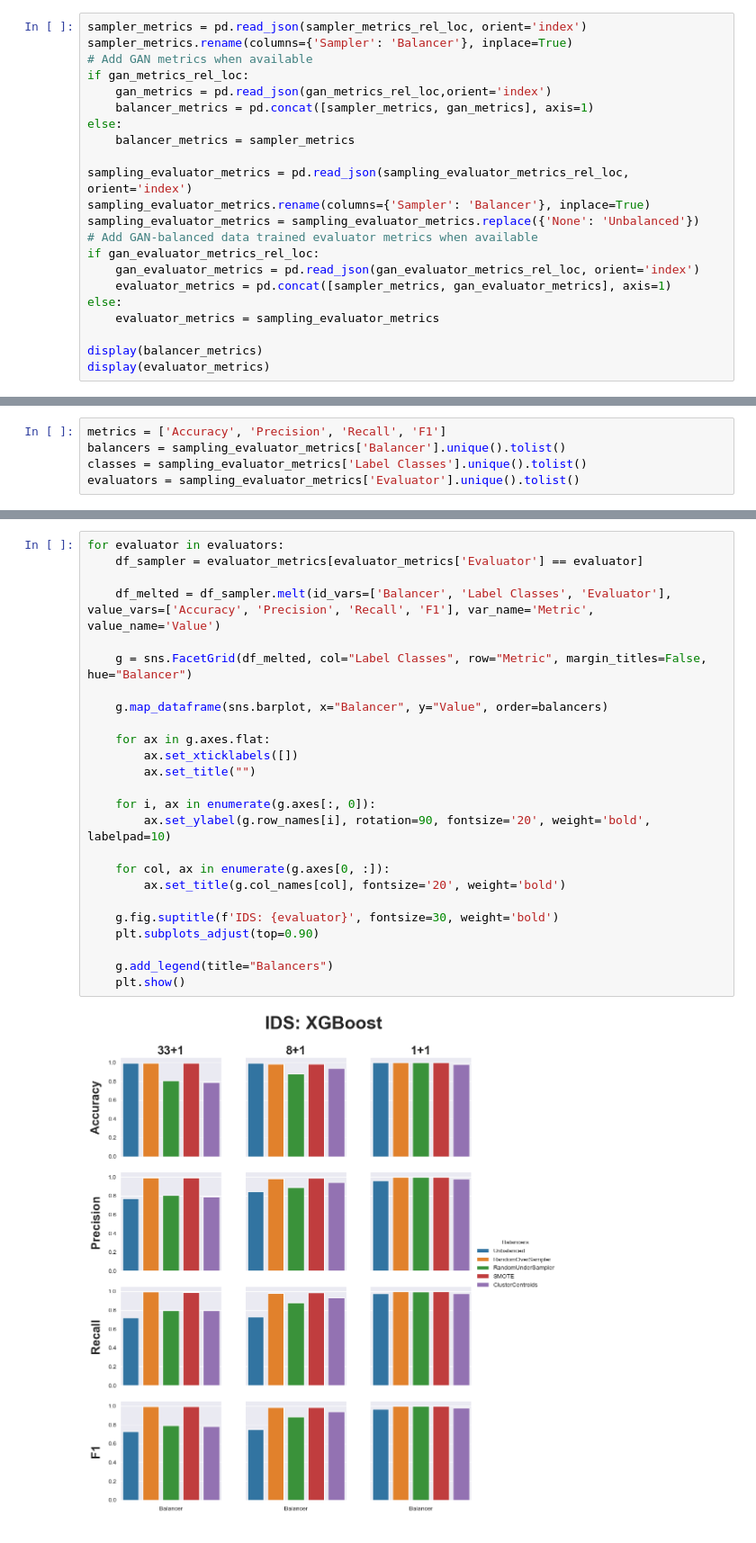
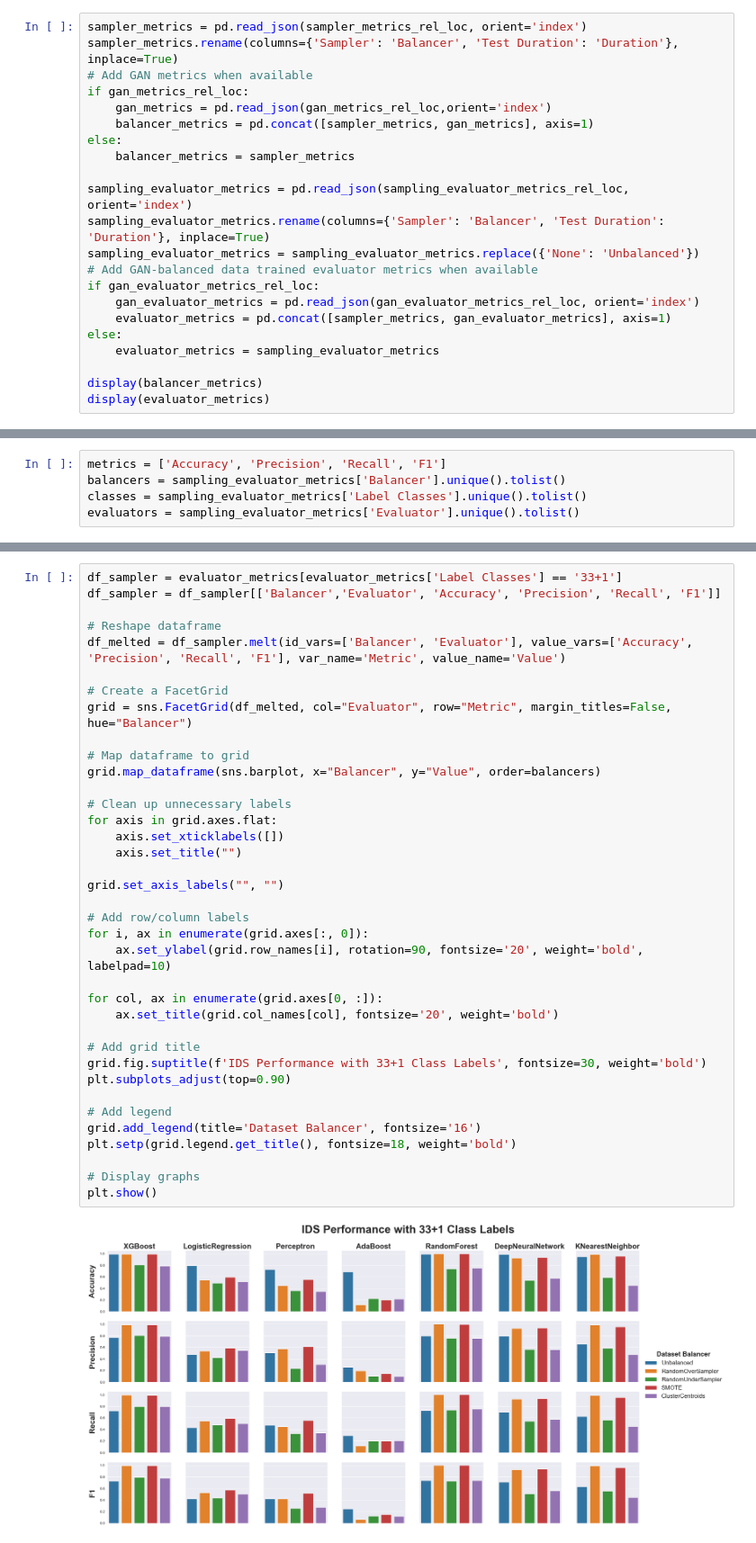
Before and after one commit to Keko787/Generating-a-Balanced-IoT-Cyber-Attack-Dataset-with-GAN-COIL-Collaboration-, a Jupyter notebook: graphs/results.ipynb, the cells around one changed output, grey strips where cells are left out. Shown: that part at 90% size. Cells and saved outputs as stored; diff of their text form.

Commit message:
Updated diagram 2 graphs

```diff
--- a/graphs/results.ipynb
+++ b/graphs/results.ipynb
@@ -11,7 +13,7 @@ gan_metrics_rel_loc = ''
 gan_evaluator_metrics_rel_loc = ''
 # %%
 sampler_metrics = pd.read_json(sampler_metrics_rel_loc, orient='index')
-sampler_metrics.rename(columns={'Sampler': 'Balancer'}, inplace=True)
+sampler_metrics.rename(columns={'Sampler': 'Balancer', 'Test Duration': 'Duration'}, inplace=True)
 # Add GAN metrics when available
 if gan_metrics_rel_loc:
     gan_metrics = pd.read_json(gan_metrics_rel_loc,orient='index')
@@ -20,7 +22,7 @@ else:
     balancer_metrics = sampler_metrics
 
 sampling_evaluator_metrics = pd.read_json(sampling_evaluator_metrics_rel_loc, orient='index')
-sampling_evaluator_metrics.rename(columns={'Sampler': 'Balancer'}, inplace=True)
+sampling_evaluator_metrics.rename(columns={'Sampler': 'Balancer', 'Test Duration': 'Duration'}, inplace=True)
 sampling_evaluator_metrics = sampling_evaluator_metrics.replace({'None': 'Unbalanced'})
 # Add GAN-balanced data trained evaluator metrics when available
 if gan_evaluator_metrics_rel_loc:
@@ -66,27 +70,39 @@ evaluators = sampling_evaluator_metrics['Evaluator'].unique().tolist()
 # %%
-for evaluator in evaluators:
-    df_sampler = evaluator_metrics[evaluator_metrics['Evaluator'] == evaluator]
+df_sampler = evaluator_metrics[evaluator_metrics['Label Classes'] == '33+1']
+df_sampler = df_sampler[['Balancer','Evaluator', 'Accuracy', 'Precision', 'Recall', 'F1']]
 
-    df_melted = df_sampler.melt(id_vars=['Balancer', 'Label Classes', 'Evaluator'], value_vars=['Accuracy', 'Precision', 'Recall', 'F1'], var_name='Metric', value_name='Value')
+# Reshape dataframe
+df_melted = df_sampler.melt(id_vars=['Balancer', 'Evaluator'], value_vars=['Accuracy', 'Precision', 'Recall', 'F1'], var_name='Metric', value_name='Value')
 
-    g = sns.FacetGrid(df_melted, col="Label Classes", row="Metric", margin_titles=False, hue="Balancer")
+# Create a FacetGrid
+grid = sns.FacetGrid(df_melted, col="Evaluator", row="Metric", margin_titles=False, hue="Balancer")
 
-    g.map_dataframe(sns.barplot, x="Balancer", y="Value", order=balancers)
+# Map dataframe to grid
+grid.map_dataframe(sns.barplot, x="Balancer", y="Value", order=balancers)
 
-    for ax in g.axes.flat:
-        ax.set_xticklabels([])
-        ax.set_title("")
+# Clean up unnecessary labels
+for axis in grid.axes.flat:
+    axis.set_xticklabels([])
+    axis.set_title("")
 
-    for i, ax in enumerate(g.axes[:, 0]):
-        ax.set_ylabel(g.row_names[i], rotation=90, fontsize='20', weight='bold', labelpad=10)
+grid.set_axis_labels("", "")
 
-    for col, ax in enumerate(g.axes[0, :]):
-        ax.set_title(g.col_names[col], fontsize='20', weight='bold')
+# Add row/column labels
+for i, ax in enumerate(grid.axes[:, 0]):
+    ax.set_ylabel(grid.row_names[i], rotation=90, fontsize='20', weight='bold', labelpad=10)
 
-    g.fig.suptitle(f'IDS: {evaluator}', fontsize=30, weight='bold')
-    plt.subplots_adjust(top=0.90)
+for col, ax in enumerate(grid.axes[0, :]):
+    ax.set_title(grid.col_names[col], fontsize='20', weight='bold')
 
-    g.add_legend(title="Balancers")
-    plt.show()
+# Add grid title
+grid.fig.suptitle(f'IDS Performance with 33+1 Class Labels', fontsize=30, weight='bold')
+plt.subplots_adjust(top=0.90)
+
+# Add legend
+grid.add_legend(title='Dataset Balancer', fontsize='16')
+plt.setp(grid.legend.get_title(), fontsize=18, weight='bold')
+
+# Display graphs
+plt.show()
 # %% [output]
-[figure, old version]
+[figure, new version]
```
Also changed, not shown: parts of 6 cells of this notebook.
